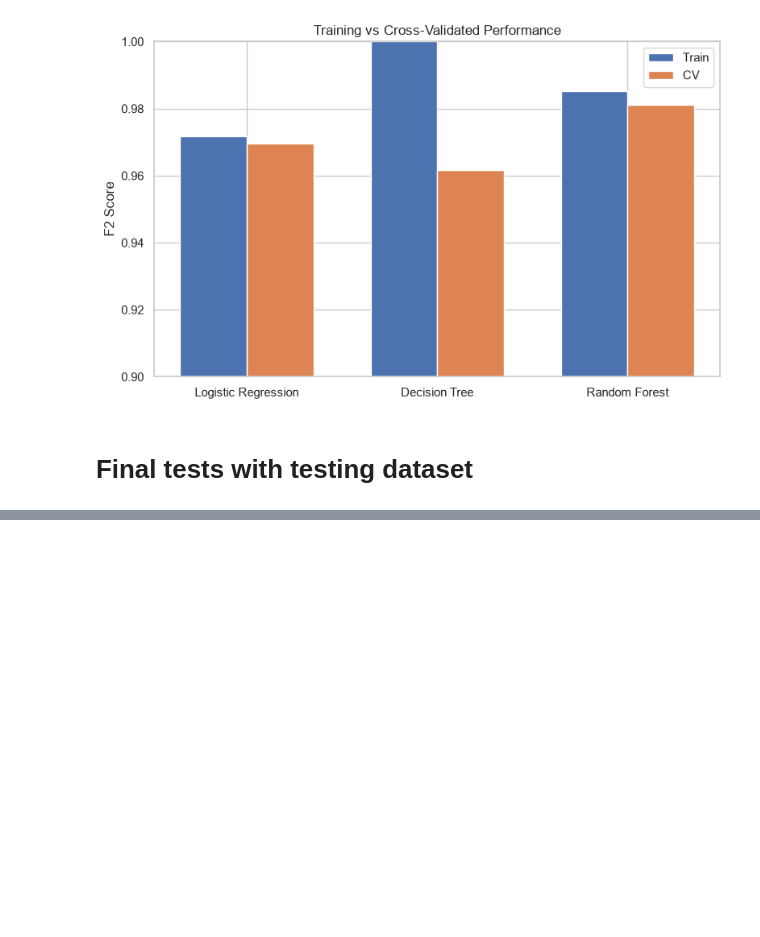
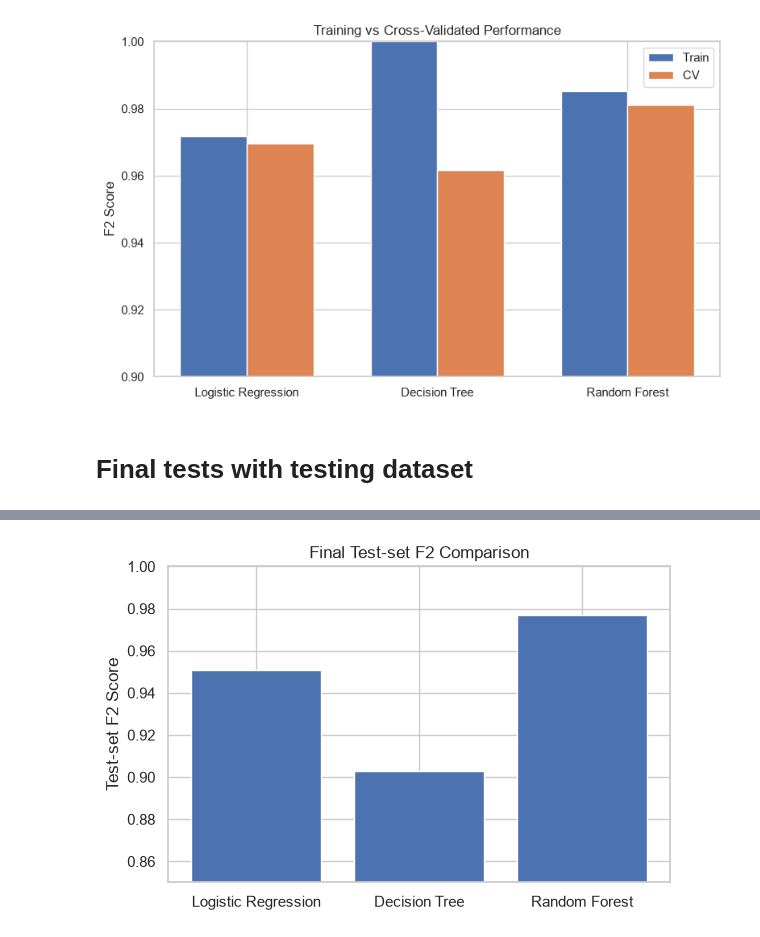
Before and after one commit to AislingLangston/maternal_health_ml_model, a Jupyter notebook: assignment_2.ipynb, the cells around one changed output, grey strips where cells are left out. Saved outputs shown, nothing was run; the diff lists cells and outputs as text; code cells hidden in the pictures; blank space fills up the shorter version.

```diff
--- a/assignment_2.ipynb
+++ b/assignment_2.ipynb
@@ -506,0 +544,15 @@ print(f"F2 Score : {fbeta_score(y_test, y_pred_lr, beta=2):.3f}")
+# %%
+final_df = pd.DataFrame({
+    'Model': ['Logistic Regression', 'Decision Tree', 'Random Forest'],
+    'F2': [0.951, 0.903, 0.977]
+})
+
+plt.figure(figsize=(6,4))
+plt.bar(final_df['Model'], final_df['F2'])
+plt.ylabel('Test-set F2 Score')
+plt.ylim(0.85, 1.0)
+plt.title('Final Test-set F2 Comparison')
+plt.tight_layout()
+plt.show()
+# %% [output]
+[figure, added]
```
Also changed, not shown: parts of 12 cells of this notebook, 1 other file.
